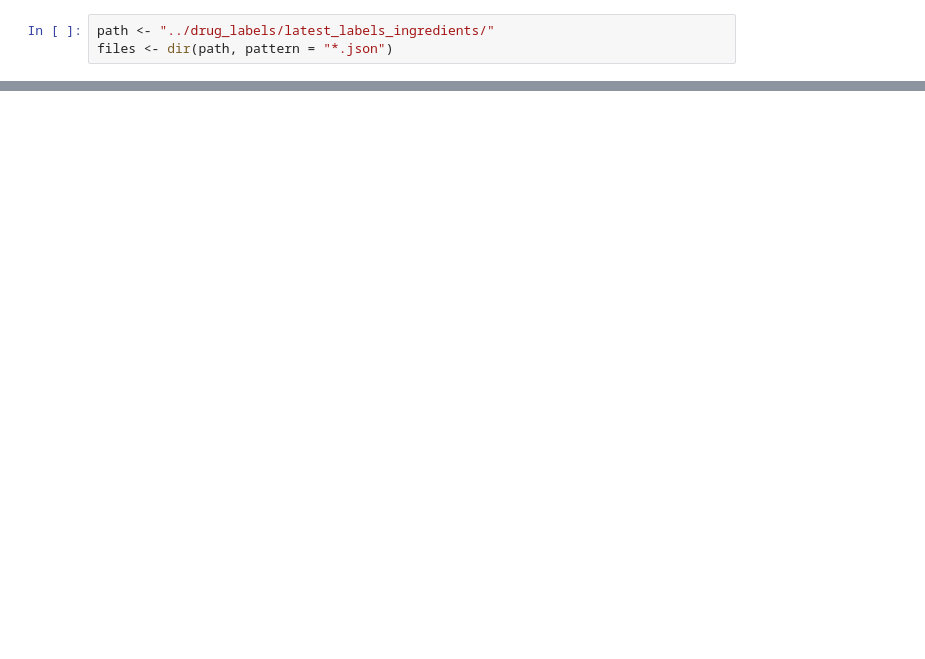
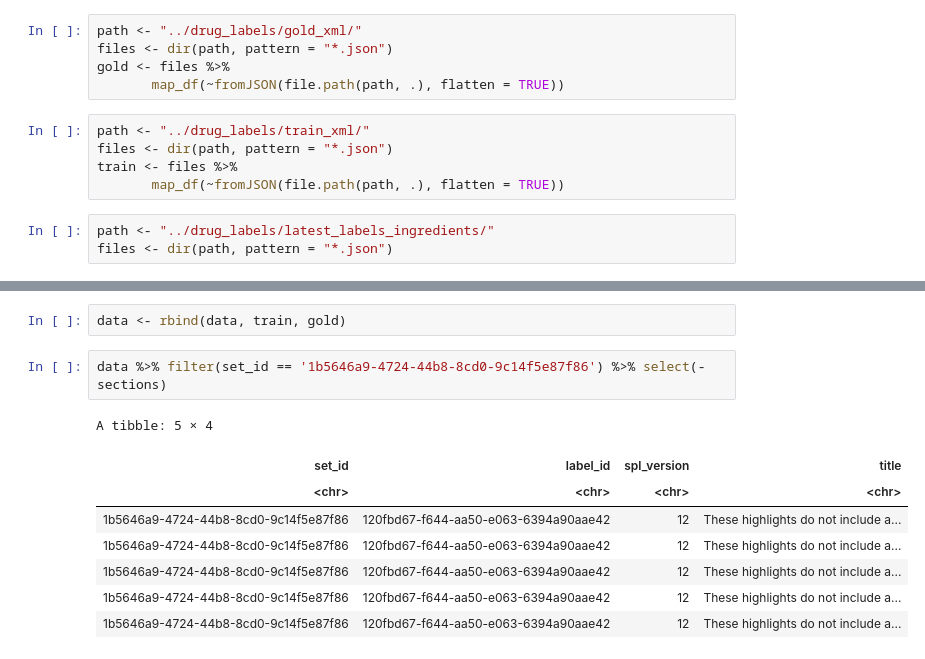
Before and after one commit to tatonetti-lab/causal-drug-ades, a Jupyter notebook: get_reference_labels.ipynb, the cells around one changed output, grey strips where cells are left out. Drawn from its saved outputs; the diff is of its cells as text; blank space fills up the shorter version.

```diff
--- a/get_reference_labels.ipynb
+++ b/get_reference_labels.ipynb
@@ -22,3 +38,13 @@ paste0(unique(referece_ades$drug_name), collapse = '|')
+# %%
+path <- "../drug_labels/gold_xml/"
+files <- dir(path, pattern = "*.json")
+gold <- files %>%
+       map_df(~fromJSON(file.path(path, .), flatten = TRUE))
+# %%
+path <- "../drug_labels/train_xml/"
+files <- dir(path, pattern = "*.json")
+train <- files %>%
+       map_df(~fromJSON(file.path(path, .), flatten = TRUE))
 # %%
 path <- "../drug_labels/latest_labels_ingredients/"
 files <- dir(path, pattern = "*.json")
@@ -38,0 +71,13 @@ A tibble: 6 × 5
+# %%
+data <- rbind(data, train, gold)
+# %%
+data %>% filter(set_id == '1b5646a9-4724-44b8-8cd0-9c14f5e87f86') %>% select(-sections)
+# %% [output]
+A tibble: 5 × 4
+| set_id | label_id | spl_version | title |
+| <chr> | <chr> | <chr> | <chr> |
+| 1b5646a9-4724-44b8-8cd0-9c14f5e87f86 | 120fbd67-f644-aa50-e063-6394a90aae42 | 12 | These highlights do not include a... |
+| 1b5646a9-4724-44b8-8cd0-9c14f5e87f86 | 120fbd67-f644-aa50-e063-6394a90aae42 | 12 | These highlights do not include a... |
+| 1b5646a9-4724-44b8-8cd0-9c14f5e87f86 | 120fbd67-f644-aa50-e063-6394a90aae42 | 12 | These highlights do not include a... |
+| 1b5646a9-4724-44b8-8cd0-9c14f5e87f86 | 120fbd67-f644-aa50-e063-6394a90aae42 | 12 | These highlights do not include a... |
+| 1b5646a9-4724-44b8-8cd0-9c14f5e87f86 | 120fbd67-f644-aa50-e063-6394a90aae42 | 12 | These highlights do not include a... |
```
Also changed, not shown: parts of 35 cells of this notebook, 4 other files.
